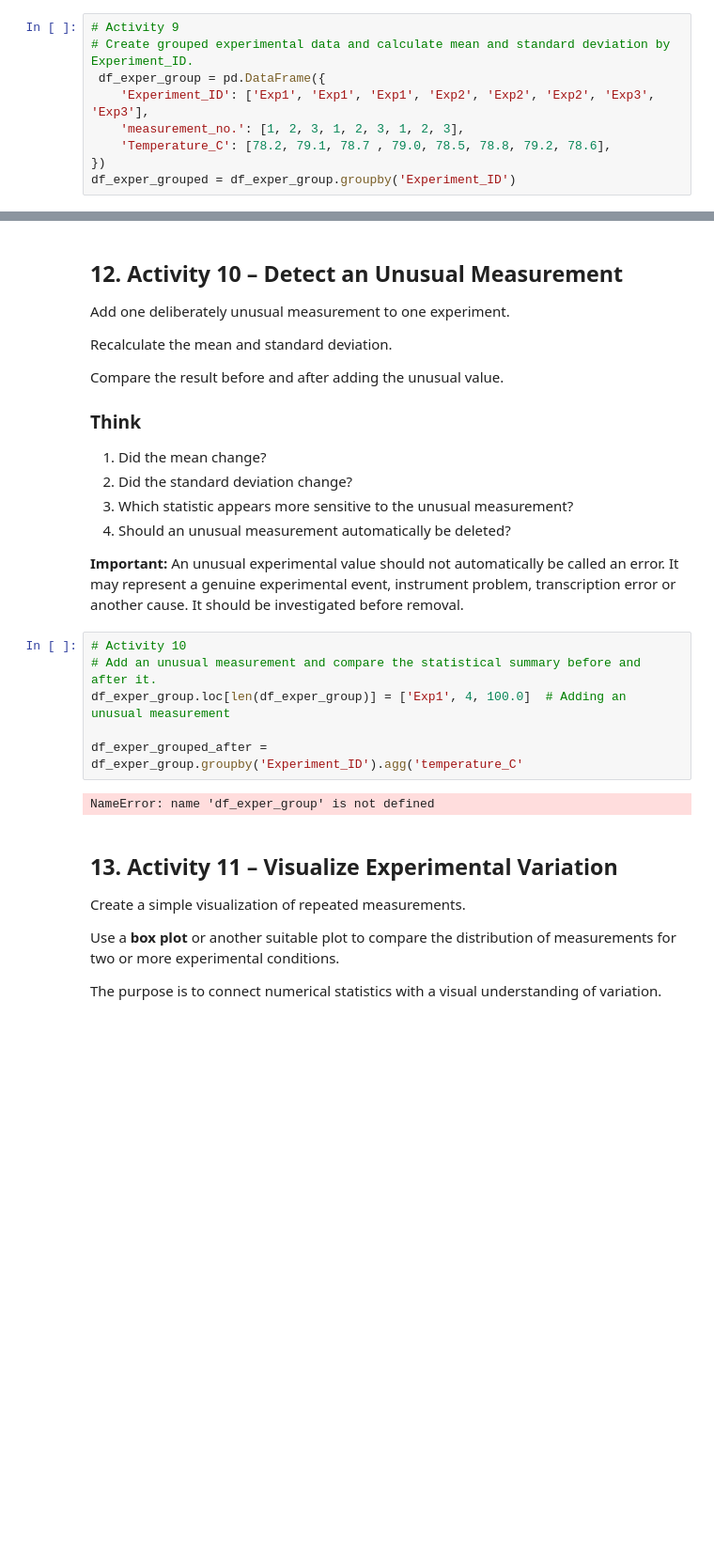
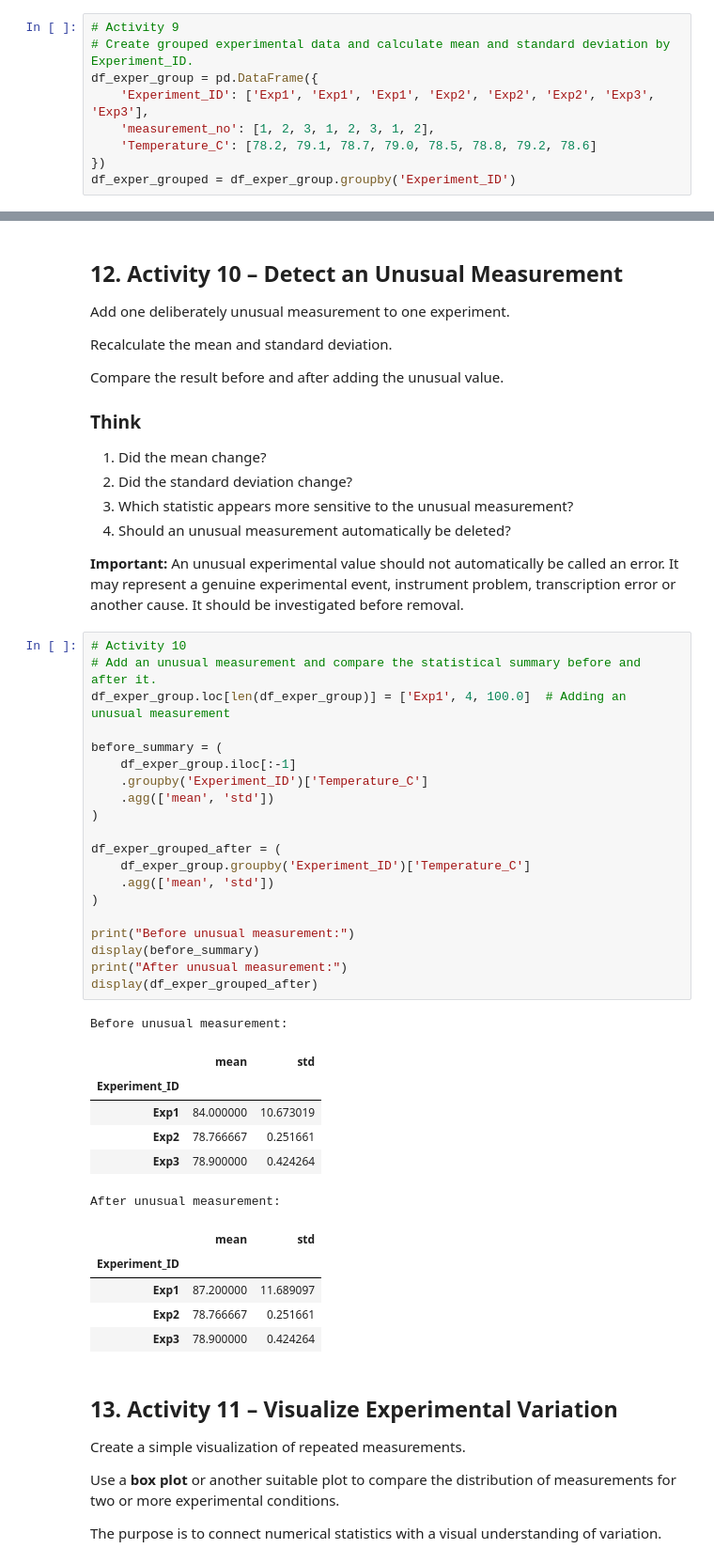
Before and after one commit to harshridhorkar/CP_Practical, a Jupyter notebook: Practical_09_Basic_Statistical_Analysis_Experimental_Measurements.ipynb, the cells around one changed output, grey strips where cells are left out. Shown at 94% size. Drawn from its saved outputs; the diff is of its cells as text; blank space fills up the shorter version.

```diff
--- a/Practical_09_Basic_Statistical_Analysis_Experimental_Measurements.ipynb
+++ b/Practical_09_Basic_Statistical_Analysis_Experimental_Measurements.ipynb
@@ -360,9 +379,9 @@ This is a key pattern for real experimental datasets: the same statistical opera
 # %%
 # Activity 9
 # Create grouped experimental data and calculate mean and standard deviation by Experiment_ID.
- df_exper_group = pd.DataFrame({
+df_exper_group = pd.DataFrame({
     'Experiment_ID': ['Exp1', 'Exp1', 'Exp1', 'Exp2', 'Exp2', 'Exp2', 'Exp3', 'Exp3'],
-    'measurement_no.': [1, 2, 3, 1, 2, 3, 1, 2, 3],
-    'Temperature_C': [78.2, 79.1, 78.7 , 79.0, 78.5, 78.8, 79.2, 78.6],
+    'measurement_no': [1, 2, 3, 1, 2, 3, 1, 2],
+    'Temperature_C': [78.2, 79.1, 78.7, 79.0, 78.5, 78.8, 79.2, 78.6]
 })
 df_exper_grouped = df_exper_group.groupby('Experiment_ID')
@@ -388,11 +405,36 @@ Compare the result before and after adding the unusual value.
 # %%
 # Activity 10
 # Add an unusual measurement and compare the statistical summary before and after it.
 df_exper_group.loc[len(df_exper_group)] = ['Exp1', 4, 100.0]  # Adding an unusual measurement
 
-df_exper_grouped_after = df_exper_group.groupby('Experiment_ID').agg('temperature_C'
+before_summary = (
+    df_exper_group.iloc[:-1]
+    .groupby('Experiment_ID')['Temperature_C']
+    .agg(['mean', 'std'])
+)
+
+df_exper_grouped_after = (
+    df_exper_group.groupby('Experiment_ID')['Temperature_C']
+    .agg(['mean', 'std'])
+)
+
+print("Before unusual measurement:")
+display(before_summary)
+print("After unusual measurement:")
+display(df_exper_grouped_after)
 # %% [output]
-NameError: name 'df_exper_group' is not defined
+Before unusual measurement:
+|  | mean | std |
+| Experiment_ID |  |  |
+| Exp1 | 84.000000 | 10.673019 |
+| Exp2 | 78.766667 | 0.251661 |
+| Exp3 | 78.900000 | 0.424264 |
+After unusual measurement:
+|  | mean | std |
+| Experiment_ID |  |  |
+| Exp1 | 87.200000 | 11.689097 |
+| Exp2 | 78.766667 | 0.251661 |
+| Exp3 | 78.900000 | 0.424264 |
 # %% [markdown]
 ## 13. Activity 11 – Visualize Experimental Variation
 
```
Also changed, not shown: parts of 4 cells of this notebook, 1 other file.
